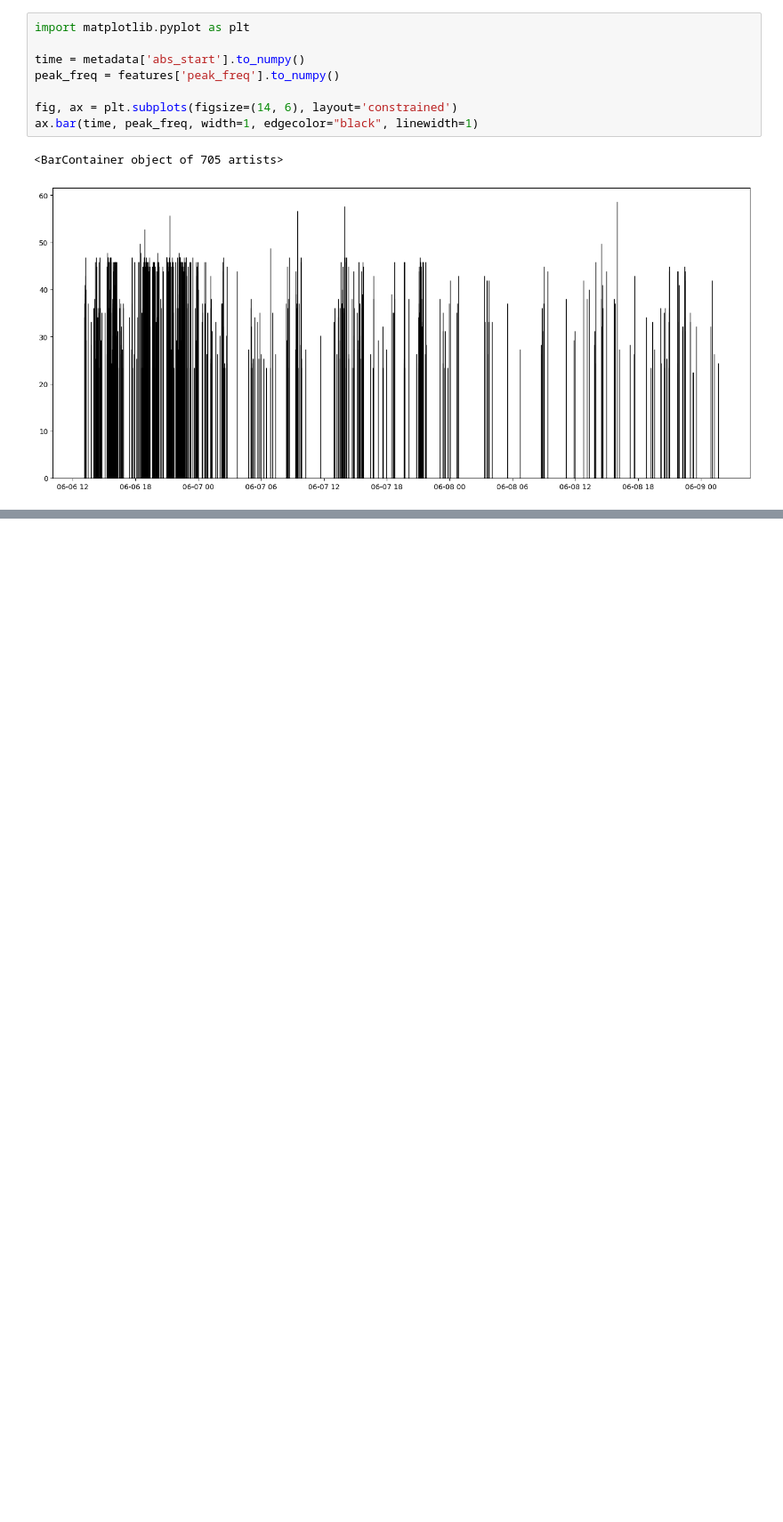
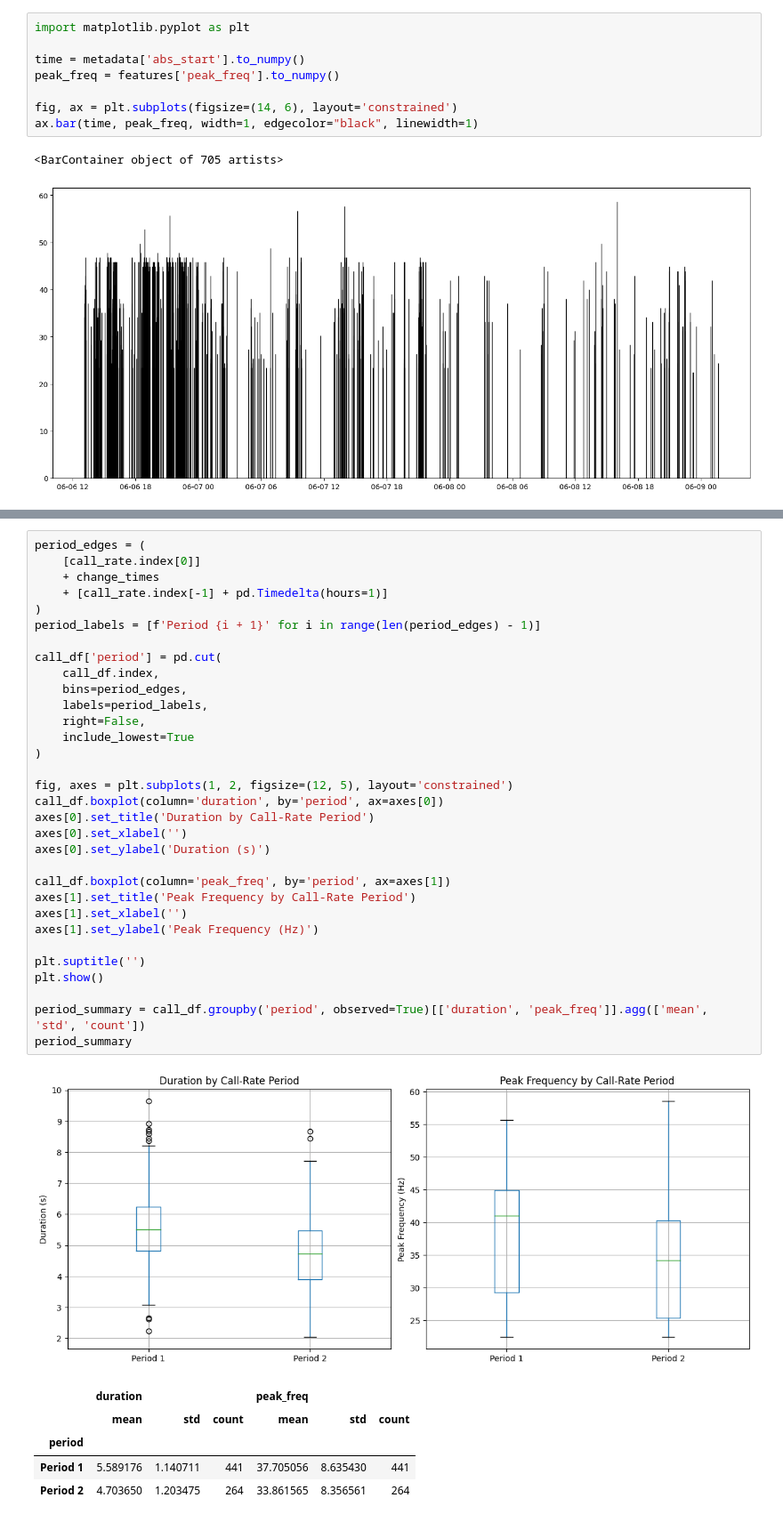
Before and after one commit to gb0808/Arden_acousticAnalysis, a Jupyter notebook: features_over_time.ipynb, the cells around one changed output, grey strips where cells are left out. Shown at 89% size. Drawn from its saved outputs; the diff is of its cells as text; blank space fills up the shorter version.

```diff
--- a/features_over_time.ipynb
+++ b/features_over_time.ipynb
@@ -69,0 +175,39 @@ ax.bar(time, peak_freq, width=1, edgecolor="black", linewidth=1)
+# %%
+period_edges = (
+    [call_rate.index[0]]
+    + change_times
+    + [call_rate.index[-1] + pd.Timedelta(hours=1)]
+)
+period_labels = [f'Period {i + 1}' for i in range(len(period_edges) - 1)]
+
+call_df['period'] = pd.cut(
+    call_df.index,
+    bins=period_edges,
+    labels=period_labels,
+    right=False,
+    include_lowest=True
+)
+
+fig, axes = plt.subplots(1, 2, figsize=(12, 5), layout='constrained')
+call_df.boxplot(column='duration', by='period', ax=axes[0])
+axes[0].set_title('Duration by Call-Rate Period')
+axes[0].set_xlabel('')
+axes[0].set_ylabel('Duration (s)')
+
+call_df.boxplot(column='peak_freq', by='period', ax=axes[1])
+axes[1].set_title('Peak Frequency by Call-Rate Period')
+axes[1].set_xlabel('')
+axes[1].set_ylabel('Peak Frequency (Hz)')
+
+plt.suptitle('')
+plt.show()
+
+period_summary = call_df.groupby('period', observed=True)[['duration', 'peak_freq']].agg(['mean', 'std', 'count'])
+period_summary
+# %% [output]
+[figure, added]
+|  | duration |  |  | peak_freq |  |  |
+|  | mean | std | count | mean | std | count |
+| period |  |  |  |  |  |  |
+| Period 1 | 5.589176 | 1.140711 | 441 | 37.705056 | 8.635430 | 441 |
+| Period 2 | 4.703650 | 1.203475 | 264 | 33.861565 | 8.356561 | 264 |
```
Also changed, not shown: parts of 6 cells of this notebook, 1 other file.
